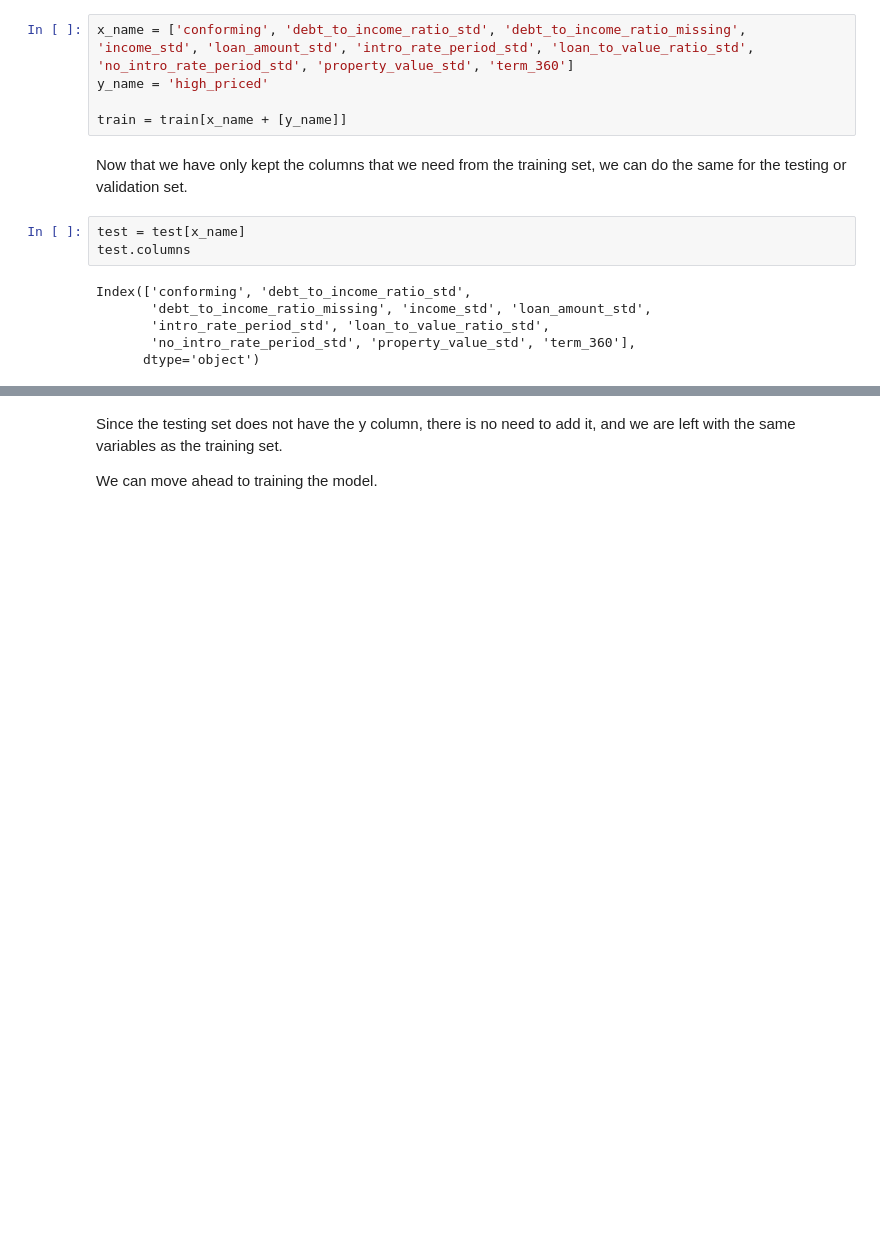
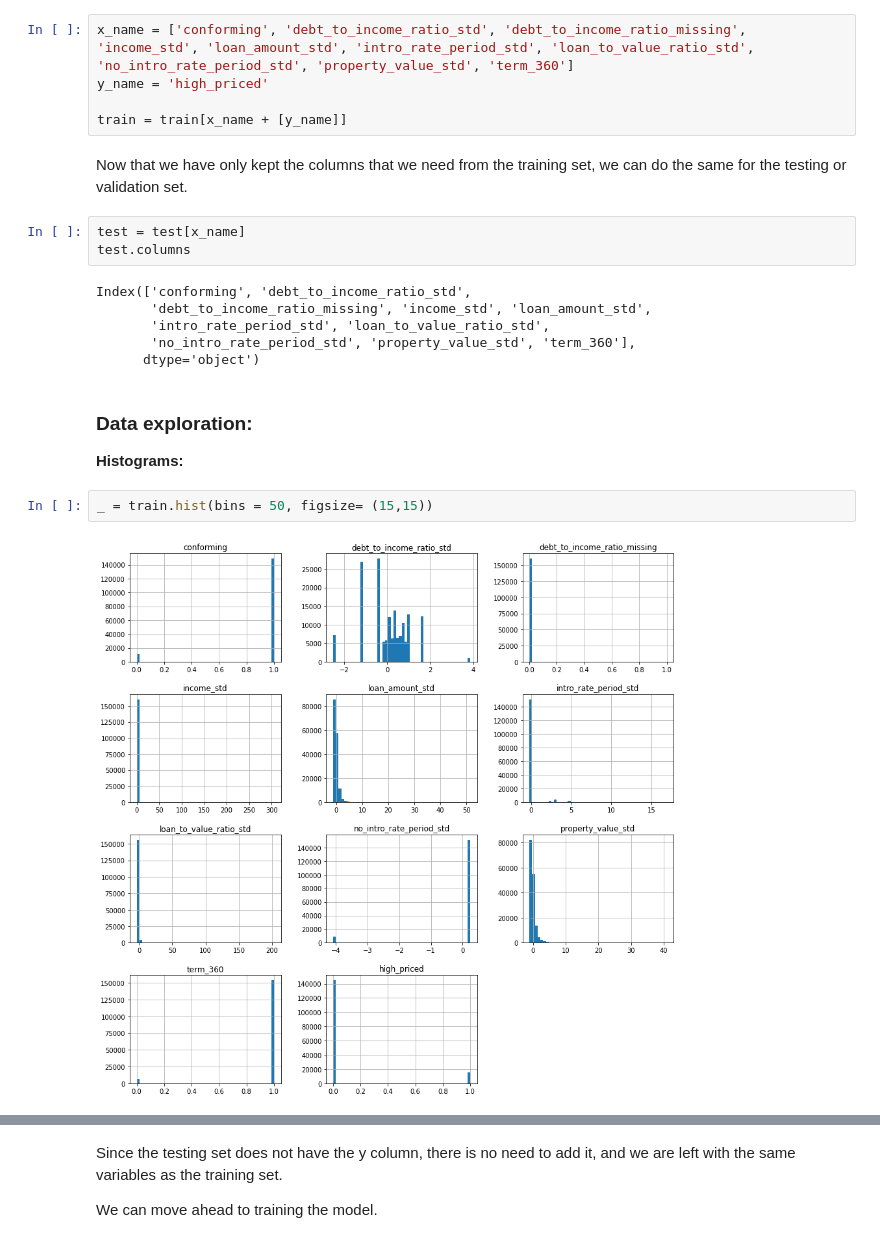
Before and after one commit to youssefragab99/dnsc6290_assignment_1, a Jupyter notebook: assignment_1.ipynb, the cells around one changed output, grey strips where cells are left out. Drawn from its saved outputs; the diff is of its cells as text; blank space fills up the shorter version.

Commit message:
Disregard previous commit, this is the one with the data exploration done.

```diff
--- a/assignment_1.ipynb
+++ b/assignment_1.ipynb
@@ -105,3 +98,11 @@ Index(['conforming', 'debt_to_income_ratio_std',
        'intro_rate_period_std', 'loan_to_value_ratio_std',
        'no_intro_rate_period_std', 'property_value_std', 'term_360'],
       dtype='object')
+# %% [markdown]
+### Data exploration:
+
+**Histograms:**
+# %%
+_ = train.hist(bins = 50, figsize= (15,15))
+# %% [output]
+[figure, added]
```
Also changed, not shown: parts of 4 cells of this notebook.
